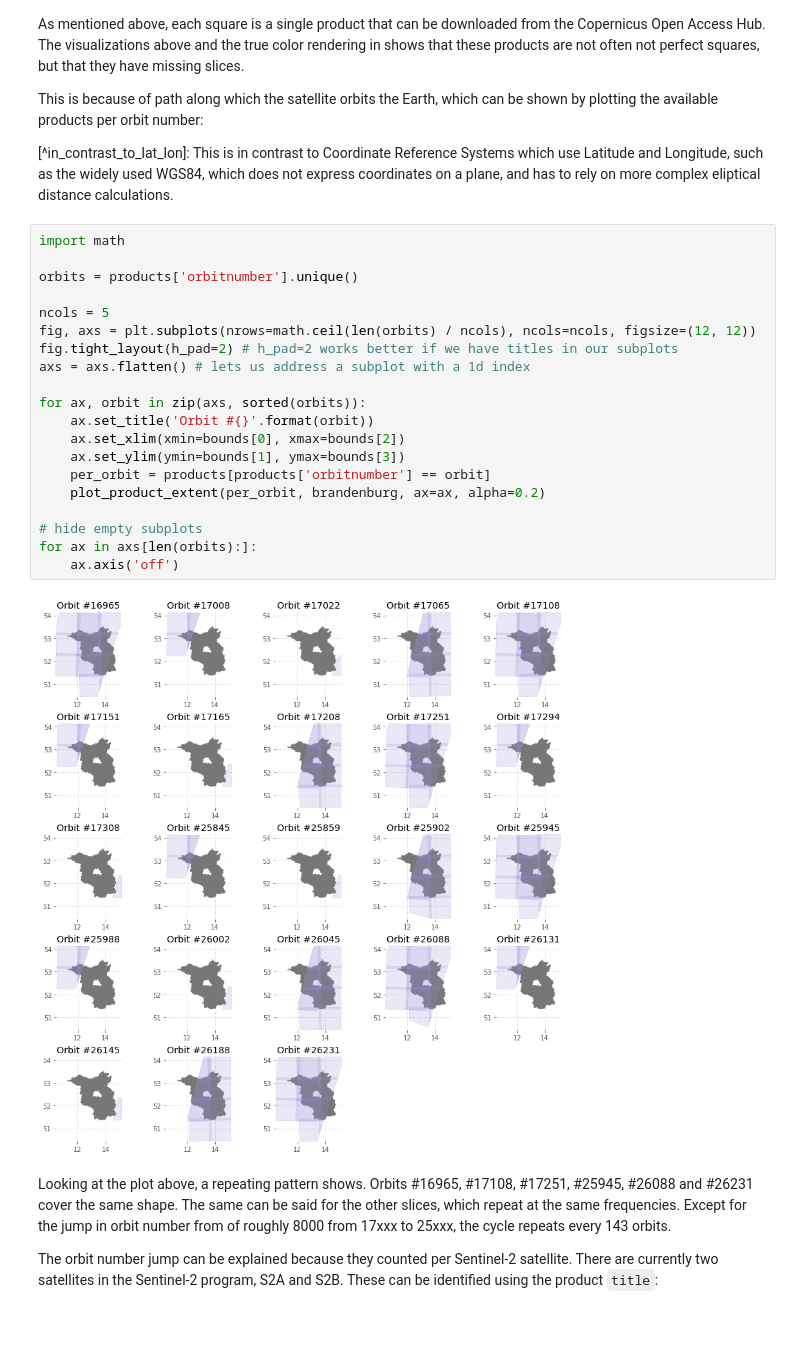
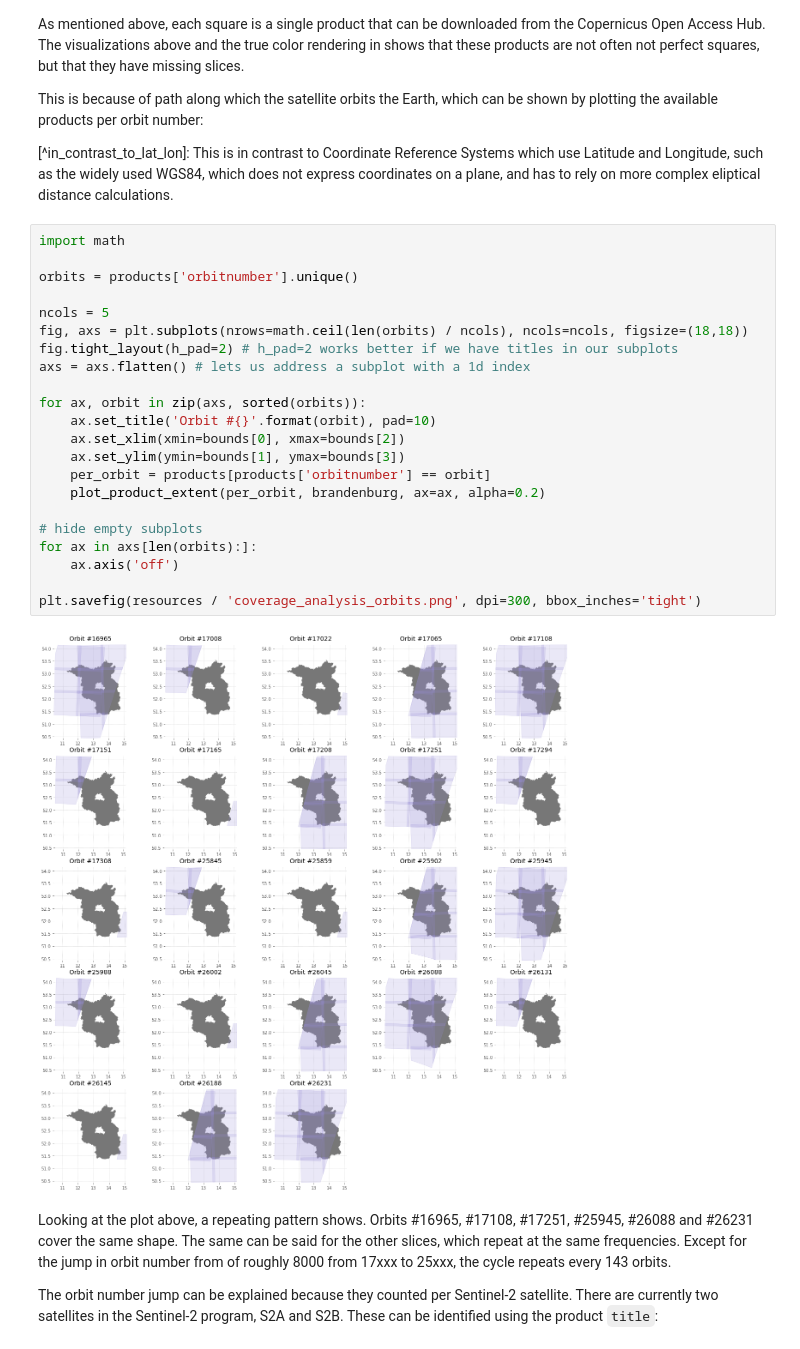
Before and after one commit to rrrnld/earth-observation-for-journalism, a Jupyter notebook: sources/01c-coverage-analysis.ipynb, the cells around one changed output. Saved outputs shown, nothing was run; the diff lists cells and outputs as text.

```diff
--- a/sources/01c-coverage-analysis.ipynb
+++ b/sources/01c-coverage-analysis.ipynb
@@ -122,25 +125,27 @@ This is because of path along which the satellite orbits the Earth, which can be
 # %%
 import math
 
 orbits = products['orbitnumber'].unique()
 
 ncols = 5
-fig, axs = plt.subplots(nrows=math.ceil(len(orbits) / ncols), ncols=ncols, figsize=(12, 12))
+fig, axs = plt.subplots(nrows=math.ceil(len(orbits) / ncols), ncols=ncols, figsize=(18,18))
 fig.tight_layout(h_pad=2) # h_pad=2 works better if we have titles in our subplots
 axs = axs.flatten() # lets us address a subplot with a 1d index
 
 for ax, orbit in zip(axs, sorted(orbits)):
-    ax.set_title('Orbit #{}'.format(orbit))
+    ax.set_title('Orbit #{}'.format(orbit), pad=10)
     ax.set_xlim(xmin=bounds[0], xmax=bounds[2])
     ax.set_ylim(ymin=bounds[1], ymax=bounds[3])
     per_orbit = products[products['orbitnumber'] == orbit]
     plot_product_extent(per_orbit, brandenburg, ax=ax, alpha=0.2)
 
 # hide empty subplots
 for ax in axs[len(orbits):]:
     ax.axis('off')
+
+plt.savefig(resources / 'coverage_analysis_orbits.png', dpi=300, bbox_inches='tight')
 # %% [output]
-[figure, old version]
+[figure, new version]
 # %% [markdown]
 Looking at the plot above, a repeating pattern shows.
 Orbits #16965, #17108, #17251, #25945, #26088 and #26231 cover the same shape.
```
Also changed, not shown: parts of 4 cells of this notebook, 1 other file.
